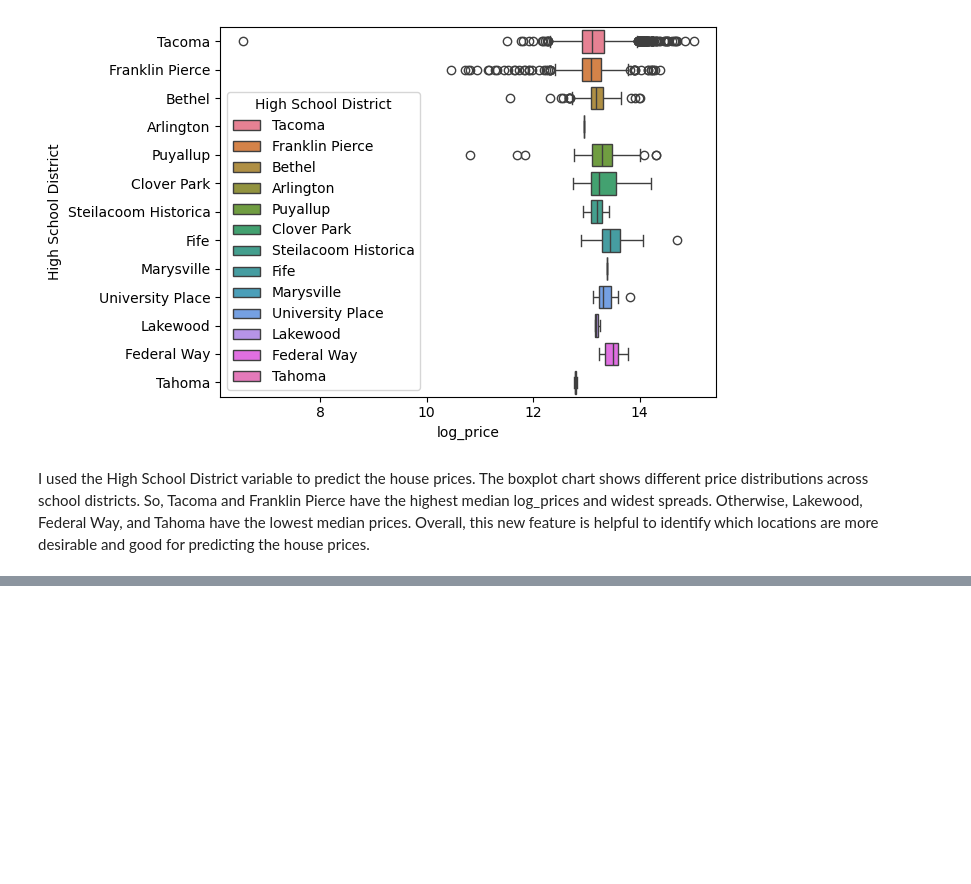
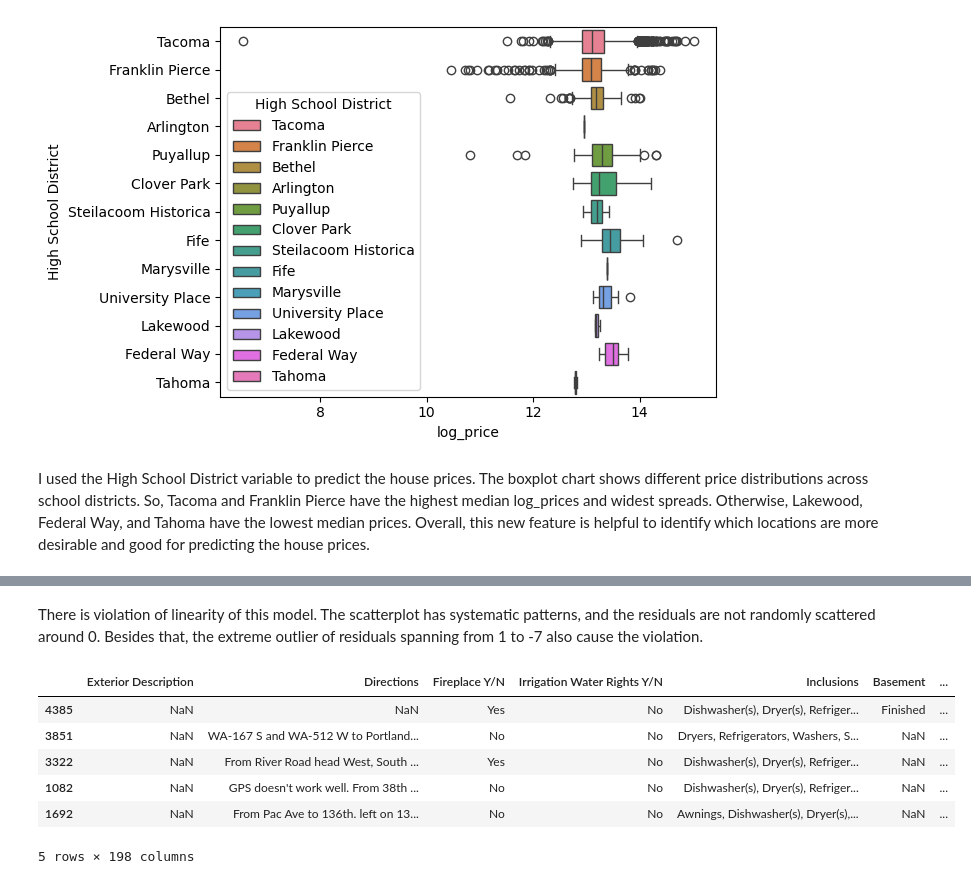
Before and after one commit to Yeninguyen/tstat280, a Jupyter notebook: Final Project.ipynb, the cells around one changed output, grey strips where cells are left out. Cells and saved outputs as stored; diff of their text form; code cells hidden in the pictures; blank space fills up the shorter version.

```diff
--- a/Project Section - Data Cleaning.ipynb
+++ b/Final Project.ipynb
@@ -808,0 +893,13 @@ I used the High School District variable to predict the house prices. The boxplo
+# %% [markdown]
+There is violation of linearity of this model. The scatterplot has systematic patterns, and the residuals are not randomly scattered around 0. Besides that, the extreme outlier of residuals spanning from 1 to -7 also cause the violation.
+# %%
+df_sorted = df.sort_values("resids")
+df_sorted.head()
+# %% [output]
+|  | Exterior Description | Directions | Fireplace Y/N | Irrigation Water Rights Y/N | Inclusions | Basement | ... |
+| 4385 | NaN | NaN | Yes | No | Dishwasher(s), Dryer(s), Refriger... | Finished | ... |
+| 3851 | NaN | WA-167 S and WA-512 W to Portland... | No | No | Dryers, Refrigerators, Washers, S... | NaN | ... |
+| 3322 | NaN | From River Road head West, South ... | Yes | No | Dishwasher(s), Dryer(s), Refriger... | NaN | ... |
+| 1082 | NaN | GPS doesn't work well. From 38th ... | No | No | Dishwasher(s), Dryer(s), Refriger... | NaN | ... |
+| 1692 | NaN | From Pac Ave to 136th. left on 13... | No | No | Awnings, Dishwasher(s), Dryer(s),... | NaN | ... |
+5 rows × 198 columns
```
Also changed, not shown: parts of 16 cells of this notebook.
